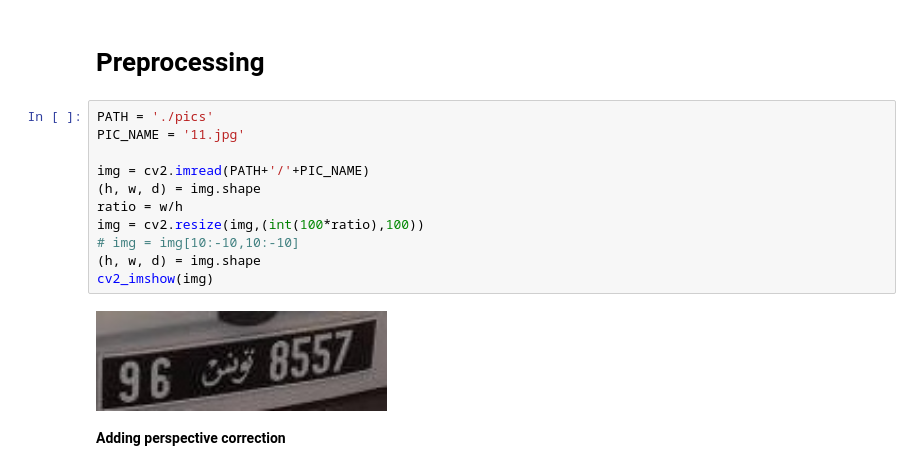
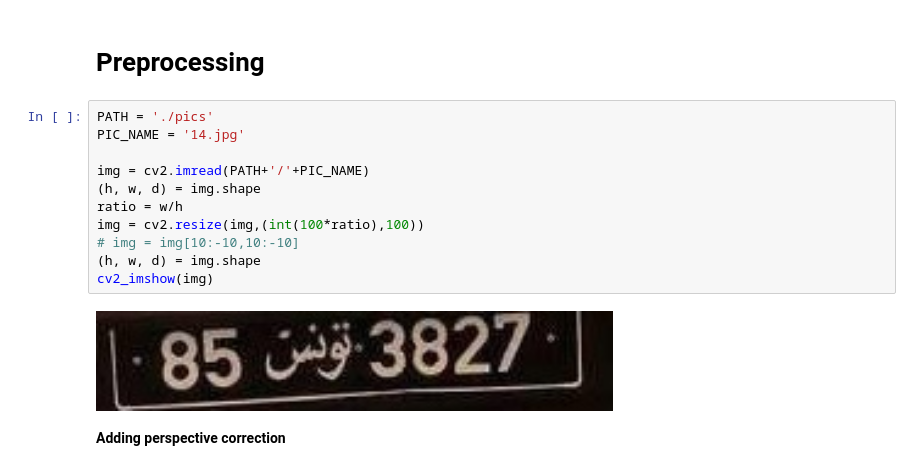
Before and after one commit to trikialaa/Tunisian-Licence-Plate-Number-Recognition, a Jupyter notebook: Tunisian_plate_number_recognition.ipynb, the cells around one changed output. Cells and saved outputs as stored; diff of their text form.

```diff
--- a/Tunisian_plate_number_recognition.ipynb
+++ b/Tunisian_plate_number_recognition.ipynb
@@ -12,17 +10,17 @@ from google.colab.patches import cv2_imshow
 # **Preprocessing**
 # %%
 PATH = './pics'
-PIC_NAME = '11.jpg'
+PIC_NAME = '14.jpg'
 
 img = cv2.imread(PATH+'/'+PIC_NAME)
 (h, w, d) = img.shape
 ratio = w/h
 img = cv2.resize(img,(int(100*ratio),100))
 # img = img[10:-10,10:-10]
 (h, w, d) = img.shape
 cv2_imshow(img)
 # %% [output]
-[figure, old version]
+[figure, new version]
 # %% [markdown]
 **Adding perspective correction**
 # %% [markdown]
```
Also changed, not shown: parts of 6 cells of this notebook.
